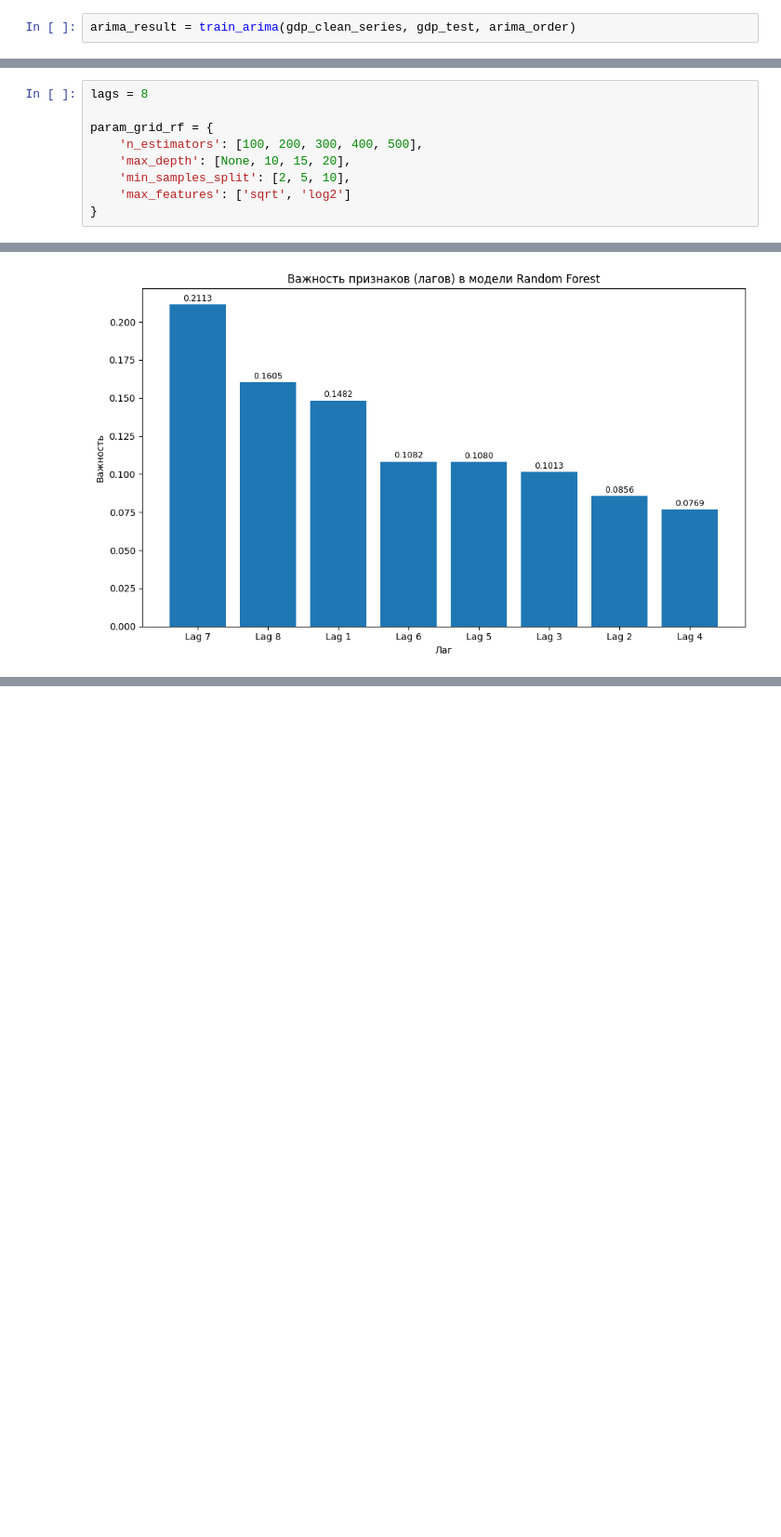
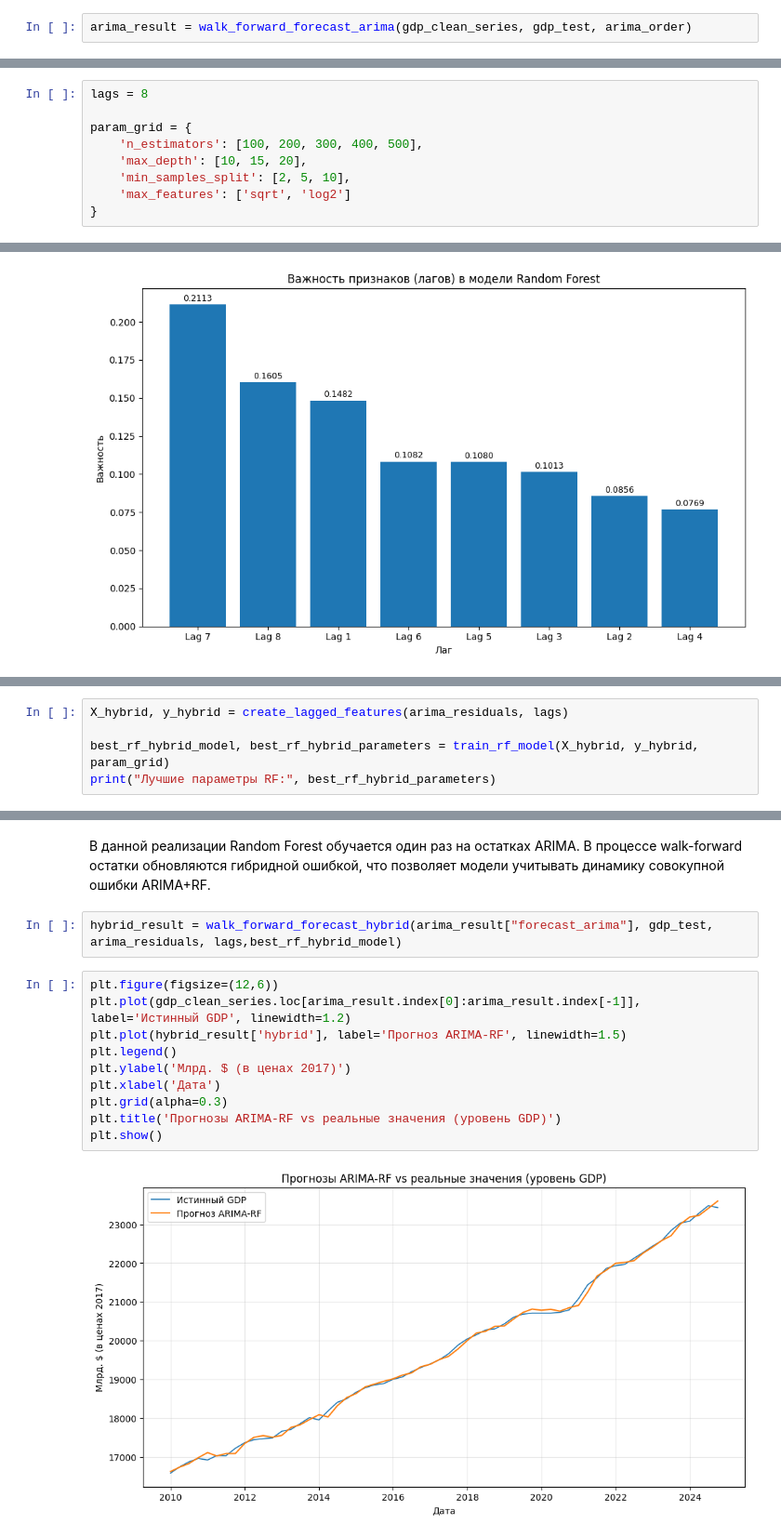
Before and after one commit to kesa444ka/Hybrid-models-for-forecasting-macroeconomic-indicators, a Jupyter notebook: notebooks/analysis.ipynb, the cells around one changed output, grey strips where cells are left out. Shown at 93% size. Saved outputs shown, nothing was run; the diff lists cells and outputs as text; blank space fills up the shorter version.

Commit message:
Hybrid ARIMA-RF

```diff
--- a/notebooks/analysis.ipynb
+++ b/notebooks/analysis.ipynb
@@ -257,7 +259,7 @@ Total fit time: 0.936 seconds
 # %% [markdown]
 Реализация прогнозирования выполнена в режиме пошагового (walk-forward) прогнозирования с расширяющимся окном(expanding window): для каждой точки из тестовой выборки модель обучалась на всех доступных на тот момент наблюдениях, делался одномоментный прогноз на следующий квартал, а затем прогнозы обратно превращались в уровень ВВП посредством обратного преобразования (суммирование прогнозного приращения к последнему логарифму и экспоненцирование)
 # %%
-arima_result = train_arima(gdp_clean_series, gdp_test, arima_order)
+arima_result = walk_forward_forecast_arima(gdp_clean_series, gdp_test, arima_order)
 # %%
 plt.figure(figsize=(12,6))
 plt.plot(gdp_clean_series.loc[arima_result.index[0]:arima_result.index[-1]], label='Истинный GDP', linewidth=1.2)
@@ -328,9 +332,9 @@ print("Среднее значение остатков:", arima_residuals_mean)
 # %%
 lags = 8
 
-param_grid_rf = {
+param_grid = {
     'n_estimators': [100, 200, 300, 400, 500],
-    'max_depth': [None, 10, 15, 20],
+    'max_depth': [10, 15, 20],
     'min_samples_split': [2, 5, 10],
     'max_features': ['sqrt', 'log2']
 }
@@ -384,0 +393,5 @@ plt.show()
+# %%
+X_hybrid, y_hybrid = create_lagged_features(arima_residuals, lags)
+
+best_rf_hybrid_model, best_rf_hybrid_parameters = train_rf_model(X_hybrid, y_hybrid, param_grid)
+print("Лучшие параметры RF:", best_rf_hybrid_parameters)
@@ -384,0 +402,16 @@ plt.show()
+# %% [markdown]
+В данной реализации Random Forest обучается один раз на остатках ARIMA. В процессе walk-forward остатки обновляются гибридной ошибкой, что позволяет модели учитывать динамику совокупной ошибки ARIMA+RF.
+# %%
+hybrid_result = walk_forward_forecast_hybrid(arima_result["forecast_arima"], gdp_test, arima_residuals, lags,best_rf_hybrid_model)
+# %%
+plt.figure(figsize=(12,6))
+plt.plot(gdp_clean_series.loc[arima_result.index[0]:arima_result.index[-1]], label='Истинный GDP', linewidth=1.2)
+plt.plot(hybrid_result['hybrid'], label='Прогноз ARIMA-RF', linewidth=1.5)
+plt.legend()
+plt.ylabel('Млрд. $ (в ценах 2017)')
+plt.xlabel('Дата')
+plt.grid(alpha=0.3)
+plt.title('Прогнозы ARIMA-RF vs реальные значения (уровень GDP)')
+plt.show()
+# %% [output]
+[figure, added]
```
Also changed, not shown: parts of 9 cells of this notebook, 2 other files.
